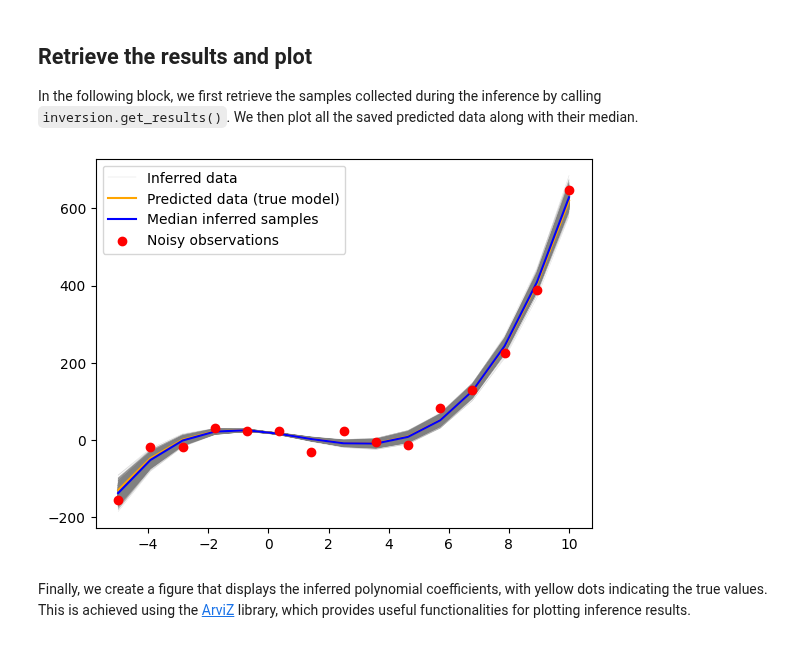
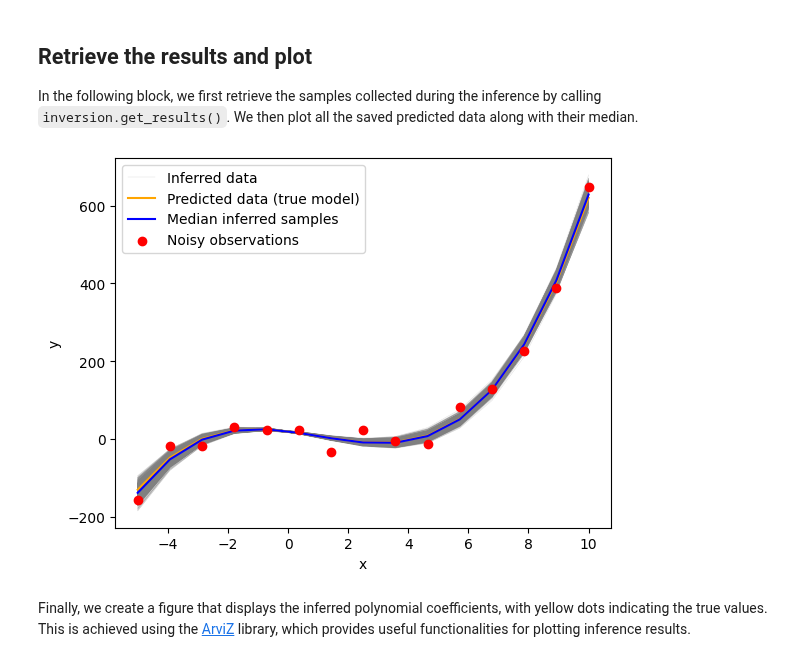
Before and after one commit to fmagrini/bayes-bay, a Jupyter notebook: docs/source/tutorials/0_linregr.ipynb, the cells around one changed output. Drawn from its saved outputs; the diff is of its cells as text; code cells hidden in the pictures.

```diff
--- a/docs/source/tutorials/0_linregr.ipynb
+++ b/docs/source/tutorials/0_linregr.ipynb
@@ -133,19 +133,21 @@ In the following block, we first retrieve the samples collected during the infer
 # %%
 results = inversion.get_results()
 
 coefficients_samples = np.squeeze(np.array([results[f"m{i}"] for i in range(N_DIMS)]))
 
 fig, ax = plt.subplots()
 y_pred = np.array(results["dpred"])
 ax.plot(DATA_X, y_pred[0], c='gray', lw=0.3, alpha=0.3, label="Inferred data")
 ax.plot(DATA_X, y_pred[1:].T, c='gray', lw=0.3, alpha=0.3)
 ax.plot(DATA_X, y, c='orange', label='Predicted data (true model)')
 ax.plot(DATA_X, np.median(y_pred, axis=0), c="blue", label='Median inferred samples')
 ax.scatter(DATA_X, y_noisy, c='r', label='Noisy observations', zorder=3)
+ax.set_xlabel('x')
+ax.set_ylabel('y')
 ax.legend()
 plt.show()
 # %% [output]
-[figure, old version]
+[figure, new version]
 # %% [markdown]
 Finally, we create a figure that displays the inferred polynomial coefficients, with yellow dots indicating the true values. This is achieved using the [ArviZ](https://python.arviz.org/en/latest/index.html) library, which provides useful functionalities for plotting inference results.
 # %%
```
Also changed, not shown: parts of 1 cell of this notebook, 8 other files.
